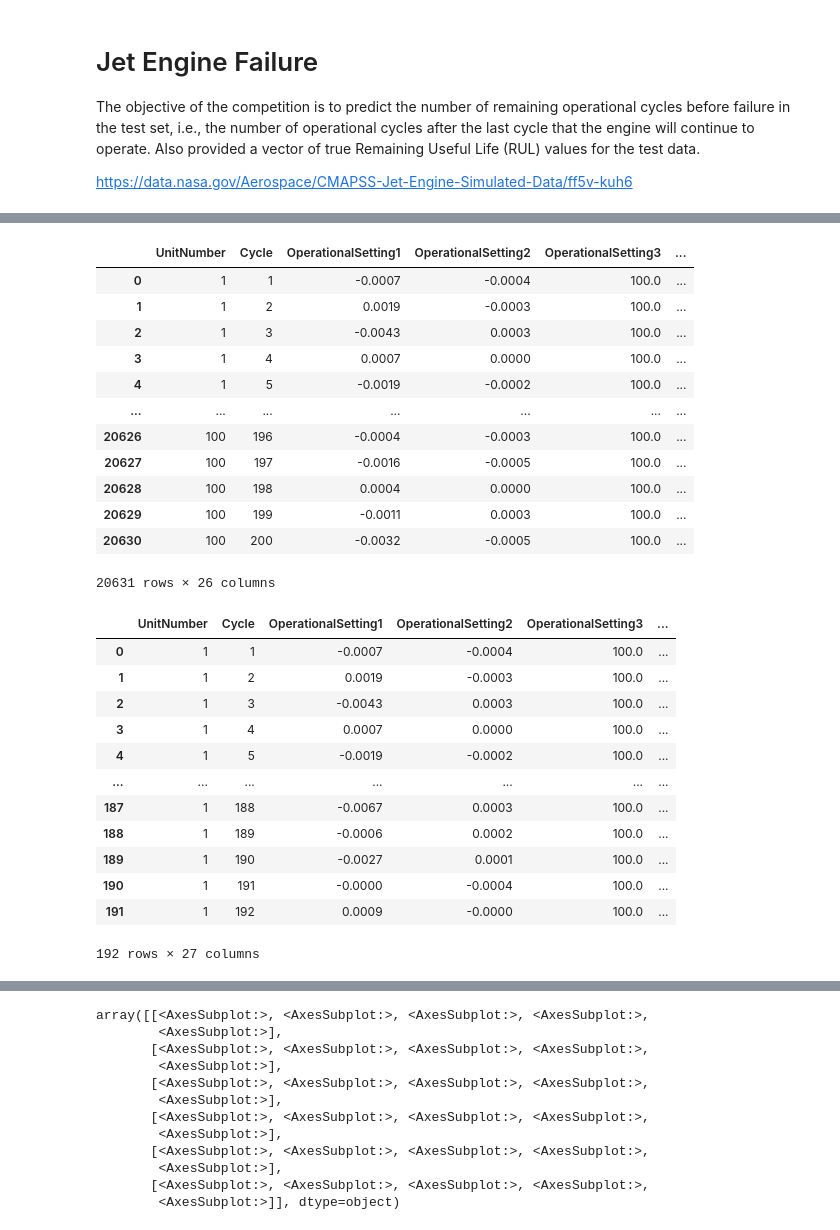
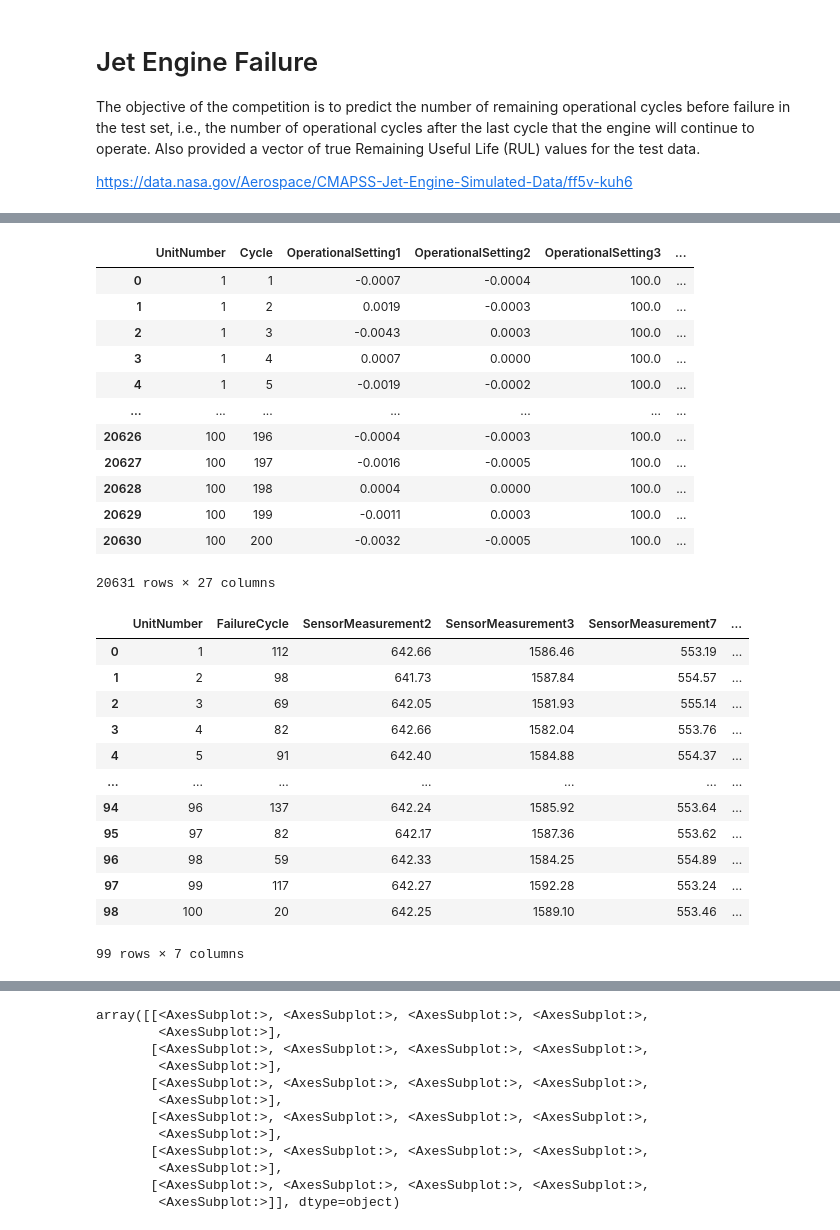
Before and after one commit to lindseymclark/example_projects, a Jupyter notebook: jet_engine_failure/jet_engine_failure/notebooks/jet_engine_train_set_exploration.ipynb, the cells around one changed output, grey strips where cells are left out. Saved outputs shown, nothing was run; the diff lists cells and outputs as text; code cells hidden in the pictures.

```diff
--- a/jet_engine_failure/jet_engine_failure/notebooks/jet_engine_train_set_exploration.ipynb
+++ b/jet_engine_failure/jet_engine_failure/notebooks/jet_engine_train_set_exploration.ipynb
@@ -32,7 +38,7 @@ data2 = data2.reset_index()
 data3 = data.merge(data2, left_on='UnitNumber', right_on='Unit')
 data3 = data3.drop(['index', 'Unit'], axis=1)
 # %%
-data
+data3
 # %% [output]
 |  | UnitNumber | Cycle | OperationalSetting1 | OperationalSetting2 | OperationalSetting3 | ... |
 | 0 | 1 | 1 | -0.0007 | -0.0004 | 100.0 | ... |
@@ -46,22 +52,27 @@ data
 | 20628 | 100 | 198 | 0.0004 | 0.0000 | 100.0 | ... |
 | 20629 | 100 | 199 | -0.0011 | 0.0003 | 100.0 | ... |
 | 20630 | 100 | 200 | -0.0032 | -0.0005 | 100.0 | ... |
-20631 rows × 26 columns
+20631 rows × 27 columns
 # %%
 data4 = data3.loc[data3['UnitNumber'] == 1]
 # %%
-data4
+dataforreg = data3.query('Cycle == FailureCycle').reset_index()
-# %% [output]
-|  | UnitNumber | Cycle | OperationalSetting1 | OperationalSetting2 | OperationalSetting3 | ... |
-| 0 | 1 | 1 | -0.0007 | -0.0004 | 100.0 | ... |
-| 1 | 1 | 2 | 0.0019 | -0.0003 | 100.0 | ... |
-| 2 | 1 | 3 | -0.0043 | 0.0003 | 100.0 | ... |
-| 3 | 1 | 4 | 0.0007 | 0.0000 | 100.0 | ... |
-| 4 | 1 | 5 | -0.0019 | -0.0002 | 100.0 | ... |
-| ... | ... | ... | ... | ... | ... | ... |
-| 187 | 1 | 188 | -0.0067 | 0.0003 | 100.0 | ... |
-| 188 | 1 | 189 | -0.0006 | 0.0002 | 100.0 | ... |
-| 189 | 1 | 190 | -0.0027 | 0.0001 | 100.0 | ... |
-| 190 | 1 | 191 | -0.0000 | -0.0004 | 100.0 | ... |
-| 191 | 1 | 192 | 0.0009 | -0.0000 | 100.0 | ... |
-192 rows × 27 columns
+# %%
+dataforreg = dataforreg[['FailureCycle', 'SensorMeasurement2', 'SensorMeasurement3',
+                         'SensorMeasurement7', 'SensorMeasurement14', 'SensorMeasurement16']]
+# %%
+dataforreg
+# %% [output]
+|  | UnitNumber | FailureCycle | SensorMeasurement2 | SensorMeasurement3 | SensorMeasurement7 | ... |
+| 0 | 1 | 112 | 642.66 | 1586.46 | 553.19 | ... |
+| 1 | 2 | 98 | 641.73 | 1587.84 | 554.57 | ... |
+| 2 | 3 | 69 | 642.05 | 1581.93 | 555.14 | ... |
+| 3 | 4 | 82 | 642.66 | 1582.04 | 553.76 | ... |
+| 4 | 5 | 91 | 642.40 | 1584.88 | 554.37 | ... |
+| ... | ... | ... | ... | ... | ... | ... |
+| 94 | 96 | 137 | 642.24 | 1585.92 | 553.64 | ... |
+| 95 | 97 | 82 | 642.17 | 1587.36 | 553.62 | ... |
+| 96 | 98 | 59 | 642.33 | 1584.25 | 554.89 | ... |
+| 97 | 99 | 117 | 642.27 | 1592.28 | 553.24 | ... |
+| 98 | 100 | 20 | 642.25 | 1589.10 | 553.46 | ... |
+99 rows × 7 columns
```
Also changed, not shown: parts of 10 cells of this notebook, 4 other files.
